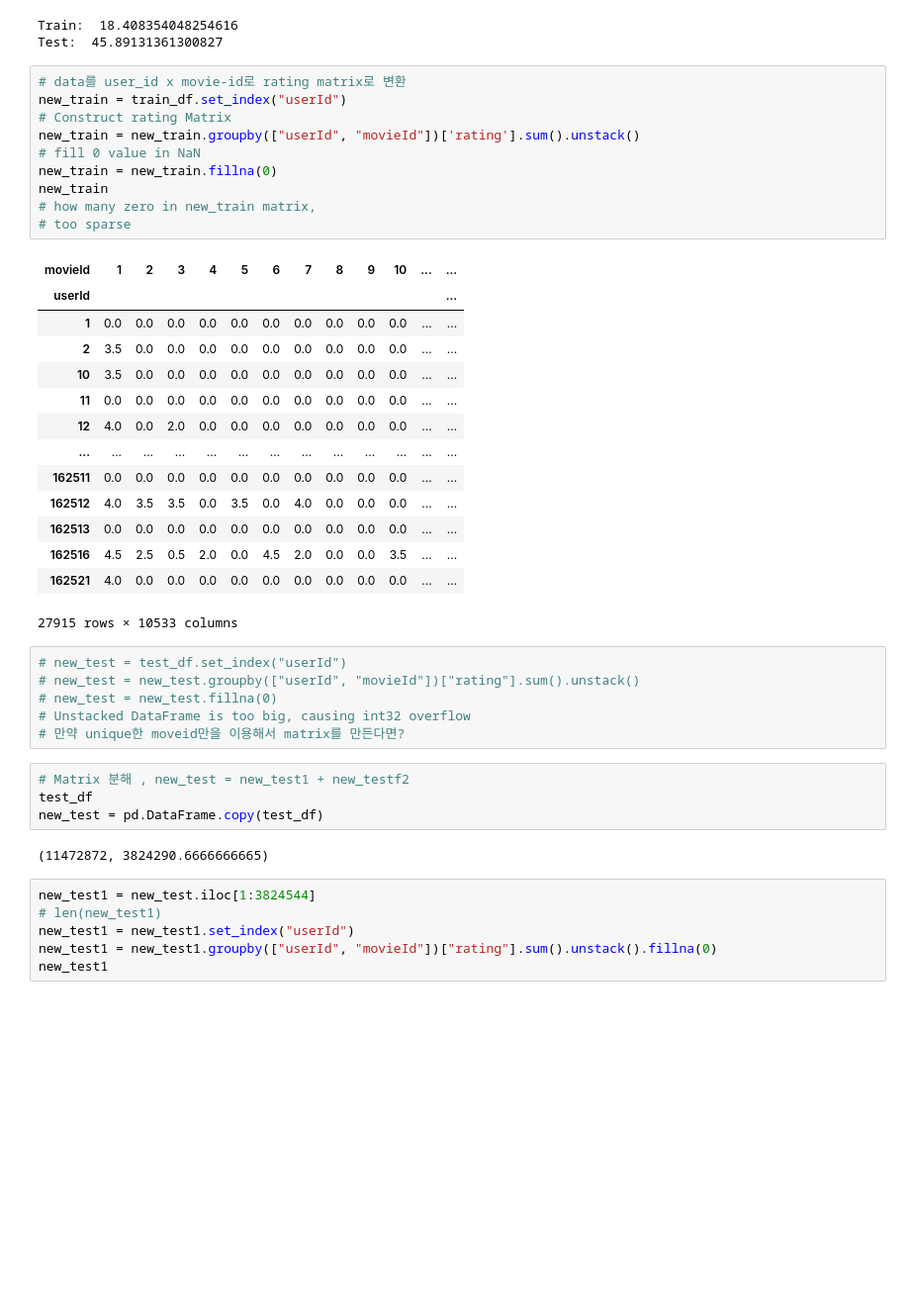
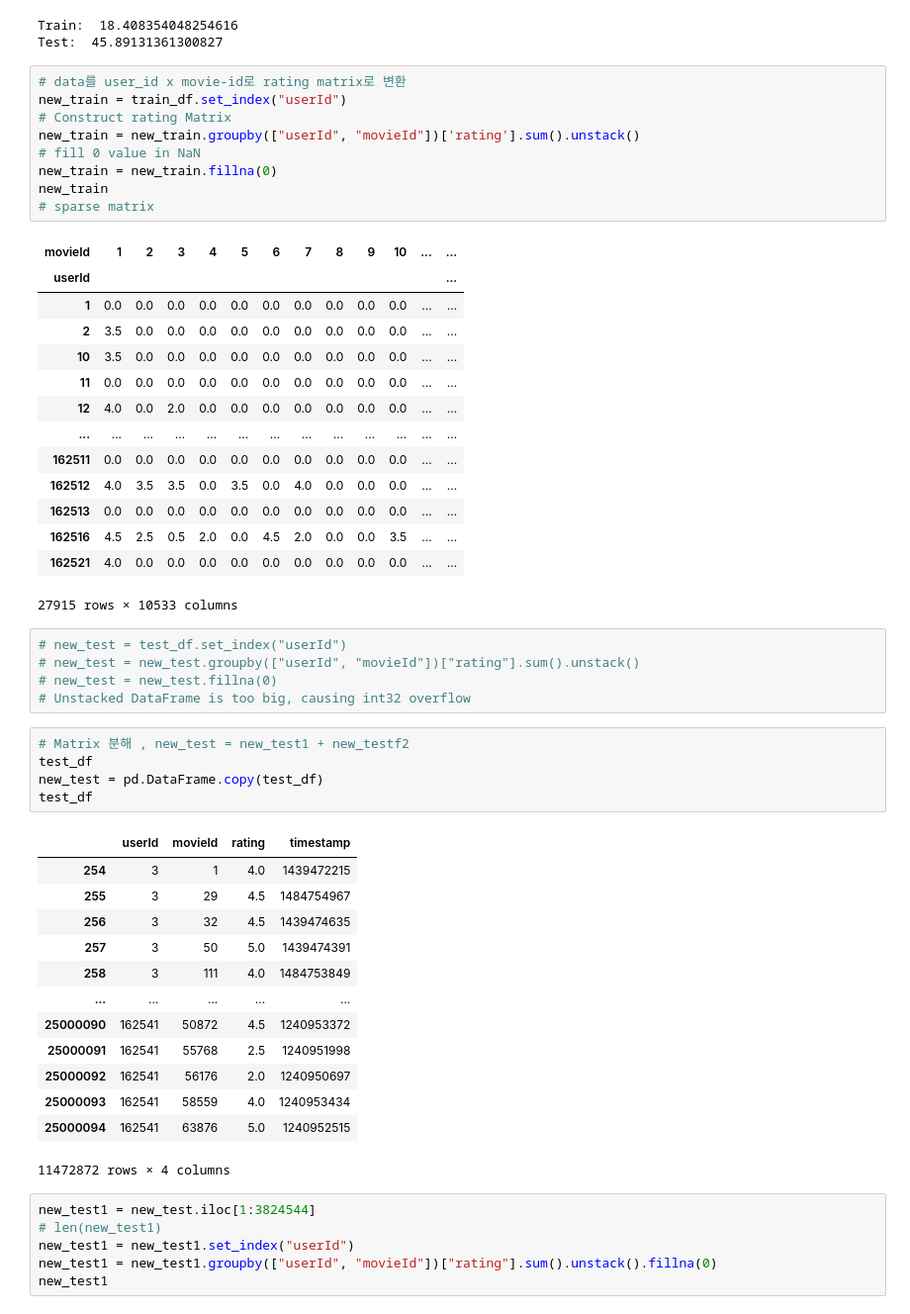
Before and after one commit to mskim94/Matrix_Factorization, a Jupyter notebook: Untitled.ipynb, the cells around one changed output. Shown at 99% size. Cells and saved outputs as stored; diff of their text form; blank space fills up the shorter version.

Commit message:
Matrix_Factorization

```diff
--- a/Untitled.ipynb
+++ b/Untitled.ipynb
@@ -47,8 +47,7 @@ new_train = new_train.groupby(["userId", "movieId"])['rating'].sum().unstack()
 # fill 0 value in NaN
 new_train = new_train.fillna(0)
 new_train
-# how many zero in new_train matrix,
-# too sparse
+# sparse matrix
 # %% [output]
 | movieId | 1 | 2 | 3 | 4 | 5 | 6 | 7 | 8 | 9 | 10 | ... | ... |
 | userId |  |  |  |  |  |  |  |  |  |  |  | ... |
@@ -69,13 +68,25 @@ new_train
 # new_test = new_test.groupby(["userId", "movieId"])["rating"].sum().unstack()
 # new_test = new_test.fillna(0)
 # Unstacked DataFrame is too big, causing int32 overflow
-# 만약 unique한 moveid만을 이용해서 matrix를 만든다면?
 # %%
 # Matrix 분해 , new_test = new_test1 + new_testf2
 test_df
 new_test = pd.DataFrame.copy(test_df)
+test_df
 # %% [output]
+|  | userId | movieId | rating | timestamp |
+| 254 | 3 | 1 | 4.0 | 1439472215 |
+| 255 | 3 | 29 | 4.5 | 1484754967 |
+| 256 | 3 | 32 | 4.5 | 1439474635 |
+| 257 | 3 | 50 | 5.0 | 1439474391 |
+| 258 | 3 | 111 | 4.0 | 1484753849 |
+| ... | ... | ... | ... | ... |
+| 25000090 | 162541 | 50872 | 4.5 | 1240953372 |
+| 25000091 | 162541 | 55768 | 2.5 | 1240951998 |
+| 25000092 | 162541 | 56176 | 2.0 | 1240950697 |
+| 25000093 | 162541 | 58559 | 4.0 | 1240953434 |
+| 25000094 | 162541 | 63876 | 5.0 | 1240952515 |
-(11472872, 3824290.6666666665)
+11472872 rows × 4 columns
 # %%
 new_test1 = new_test.iloc[1:3824544]
 # len(new_test1)
```
Also changed, not shown: parts of 21 cells of this notebook.
